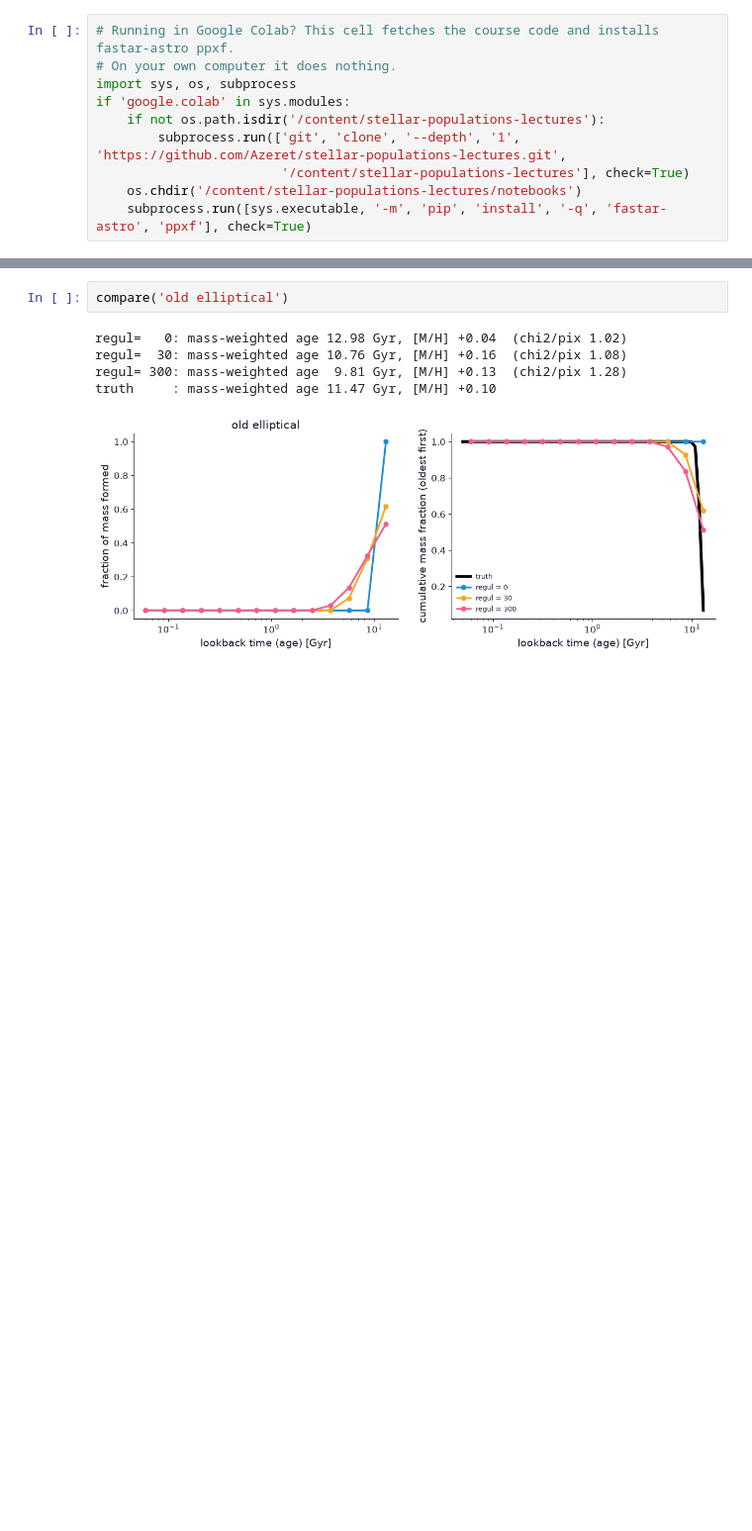
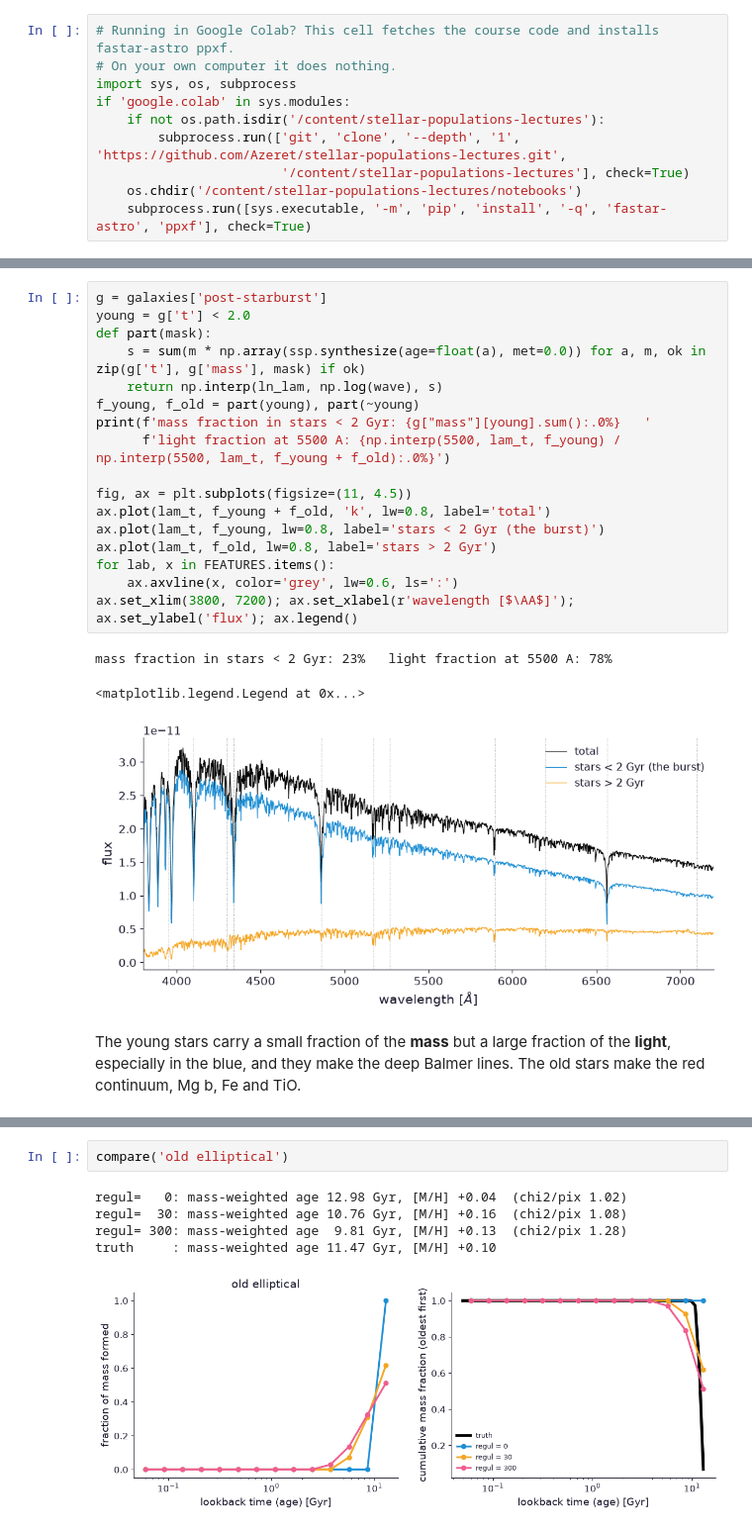
Before and after one commit to Azeret/stellar-populations-lectures, a Jupyter notebook: notebooks/07_SFH_of_synthetic_galaxies.ipynb, the cells around one changed output, grey strips where cells are left out. Shown at 99% size. Saved outputs shown, nothing was run; the diff lists cells and outputs as text; blank space fills up the shorter version.

```diff
--- a/notebooks/07_SFH_of_synthetic_galaxies.ipynb
+++ b/notebooks/07_SFH_of_synthetic_galaxies.ipynb
@@ -95 +174,24 @@ ax.set_xlabel(r'wavelength [$\AA$]'); ax.legend(fontsize=9, loc='upper right')
+# %%
+g = galaxies['post-starburst']
+young = g['t'] < 2.0
+def part(mask):
+    s = sum(m * np.array(ssp.synthesize(age=float(a), met=0.0)) for a, m, ok in zip(g['t'], g['mass'], mask) if ok)
+    return np.interp(ln_lam, np.log(wave), s)
+f_young, f_old = part(young), part(~young)
+print(f'mass fraction in stars < 2 Gyr: {g["mass"][young].sum():.0%}   '
+      f'light fraction at 5500 A: {np.interp(5500, lam_t, f_young) / np.interp(5500, lam_t, f_young + f_old):.0%}')
+
+fig, ax = plt.subplots(figsize=(11, 4.5))
+ax.plot(lam_t, f_young + f_old, 'k', lw=0.8, label='total')
+ax.plot(lam_t, f_young, lw=0.8, label='stars < 2 Gyr (the burst)')
+ax.plot(lam_t, f_old, lw=0.8, label='stars > 2 Gyr')
+for lab, x in FEATURES.items():
+    ax.axvline(x, color='grey', lw=0.6, ls=':')
+ax.set_xlim(3800, 7200); ax.set_xlabel(r'wavelength [$\AA$]'); ax.set_ylabel('flux'); ax.legend()
+# %% [output]
+mass fraction in stars < 2 Gyr: 23%   light fraction at 5500 A: 78%
+<matplotlib.legend.Legend at 0x...>
+[figure, added]
+# %% [markdown]
+The young stars carry a small fraction of the **mass** but a large fraction of the **light**, especially in the blue, and they make the deep Balmer lines. The old stars make the red continuum, Mg b, Fe and TiO.
 # %% [markdown]
```
Also changed, not shown: parts of 23 cells of this notebook, 18 other files.
